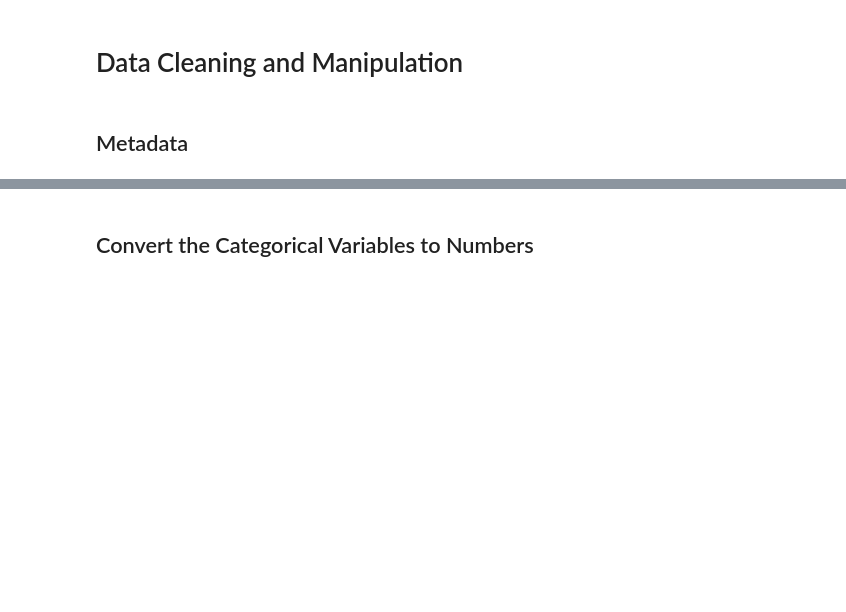
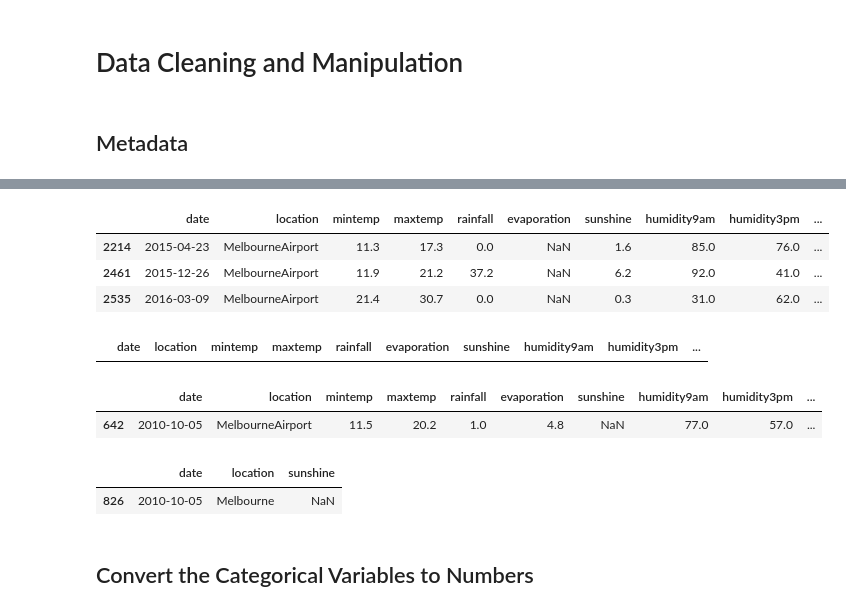
Before and after one commit to gabrielanakasato/rain-prediction, a Jupyter notebook: rain-prediction.ipynb, the cells around one changed output, grey strips where cells are left out. Drawn from its saved outputs; the diff is of its cells as text; code cells hidden in the pictures; blank space fills up the shorter version.

```diff
--- a/rain-prediction.ipynb
+++ b/rain-prediction.ipynb
@@ -174,3 +268,26 @@ It seems that the variables related to the wind are repeated or complementary wh
+# %%
+df_ma[df_ma.evaporation.isna()]
+# %% [output]
+|  | date | location | mintemp | maxtemp | rainfall | evaporation | sunshine | humidity9am | humidity3pm | ... |
+| 2214 | 2015-04-23 | MelbourneAirport | 11.3 | 17.3 | 0.0 | NaN | 1.6 | 85.0 | 76.0 | ... |
+| 2461 | 2015-12-26 | MelbourneAirport | 11.9 | 21.2 | 37.2 | NaN | 6.2 | 92.0 | 41.0 | ... |
+| 2535 | 2016-03-09 | MelbourneAirport | 21.4 | 30.7 | 0.0 | NaN | 0.3 | 31.0 | 62.0 | ... |
+# %%
+# Check if the 'Melbourne' dataset has the 'evaporation' values
+df_m[df_m.date.isin(df_ma[df_ma.evaporation.isna()].date.values)]
+# %% [output]
+|  | date | location | mintemp | maxtemp | rainfall | evaporation | sunshine | humidity9am | humidity3pm | ... |
+# %%
+df_ma[df_ma.sunshine.isna()]
+# %% [output]
+|  | date | location | mintemp | maxtemp | rainfall | evaporation | sunshine | humidity9am | humidity3pm | ... |
+| 642 | 2010-10-05 | MelbourneAirport | 11.5 | 20.2 | 1.0 | 4.8 | NaN | 77.0 | 57.0 | ... |
+# %%
+# Check if the 'Melbourne' dataset has the 'sunshine' values
+df_m[df_m.date.isin(df_ma[df_ma.sunshine.isna()].date.values)].loc[:, ['date', 'location', 'sunshine']]
+# %% [output]
+|  | date | location | sunshine |
+| 826 | 2010-10-05 | Melbourne | NaN |
 # %% [markdown]
 ## Convert the Categorical Variables to Numbers
 # %% [markdown]
```
Also changed, not shown: parts of 19 cells of this notebook.
